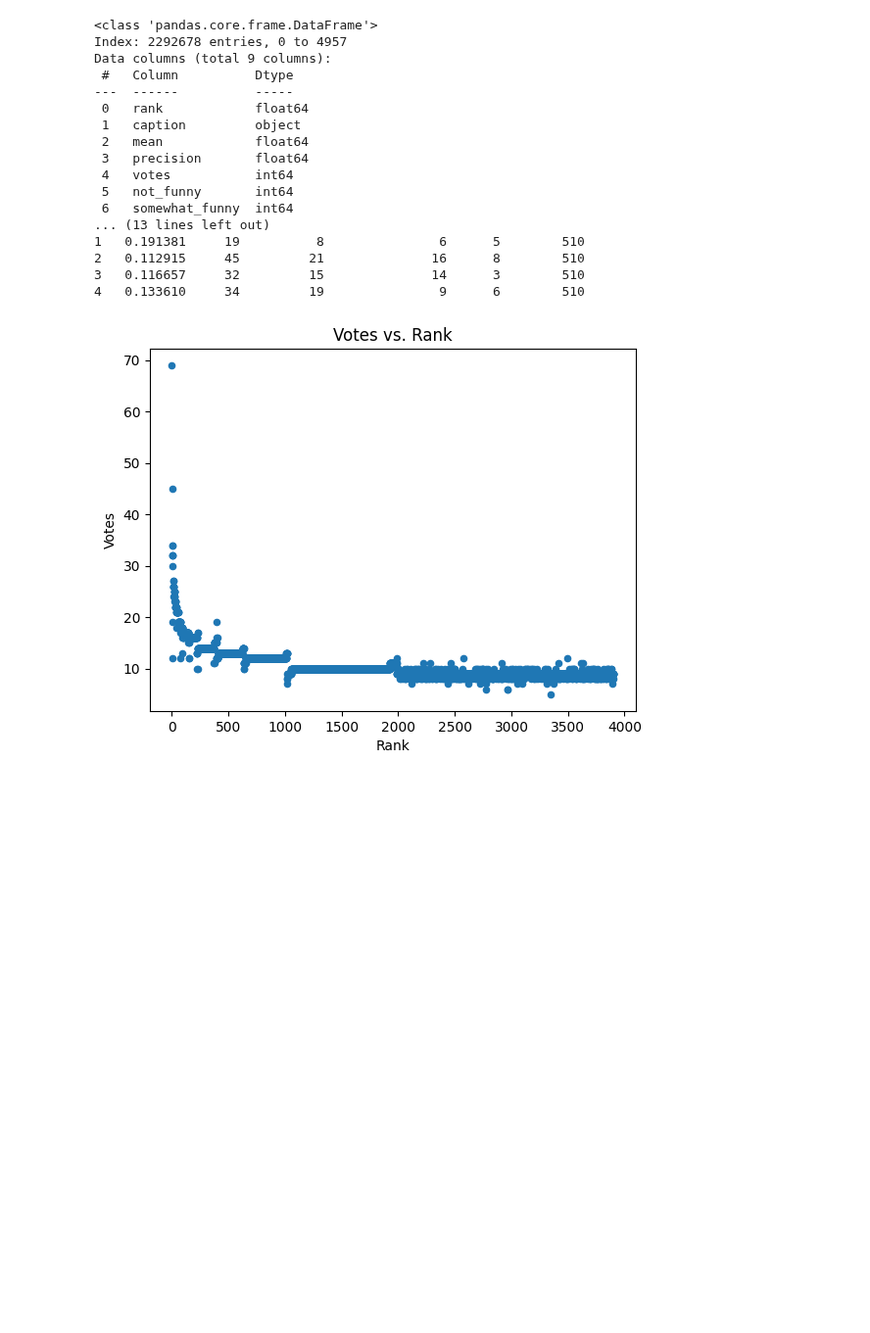
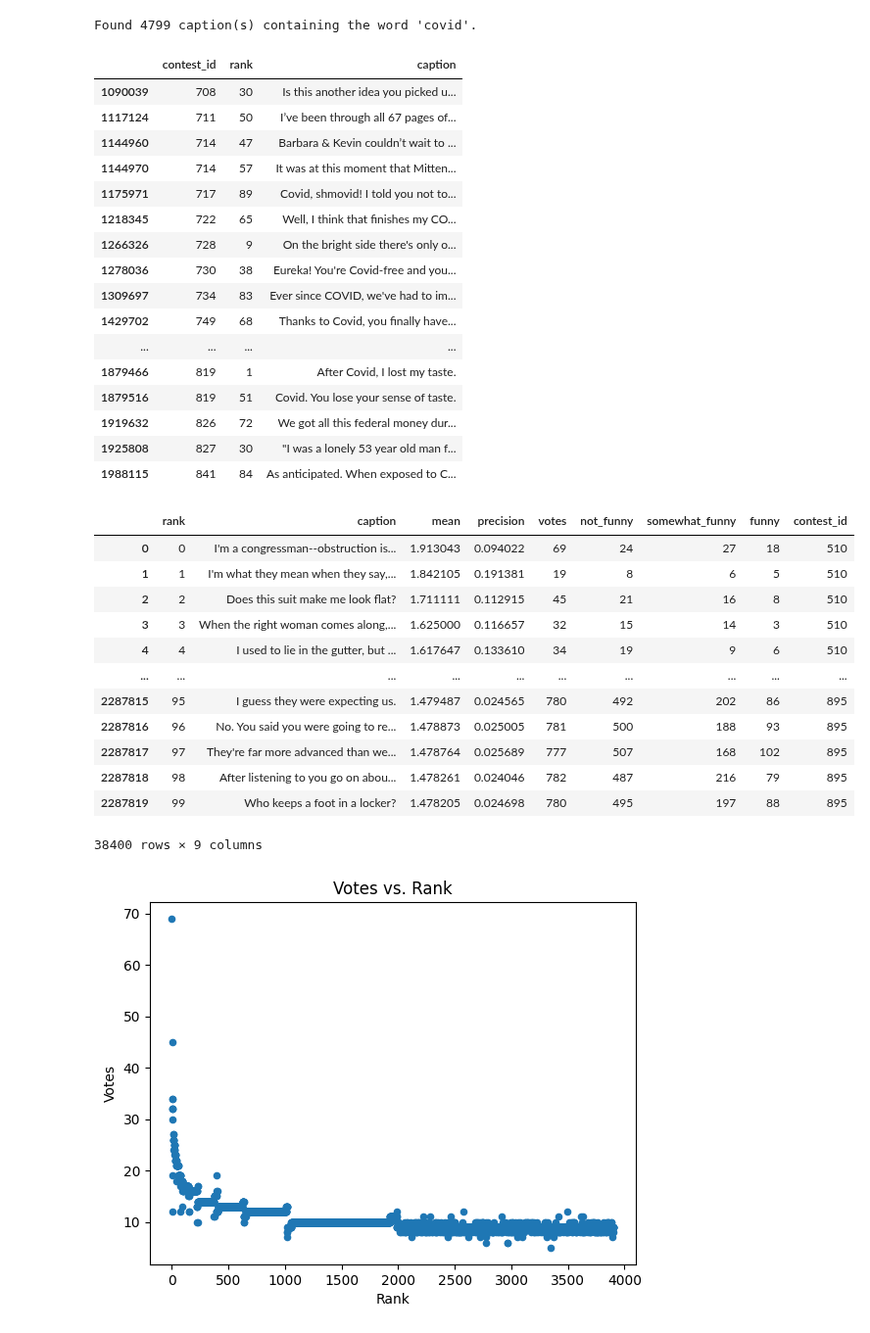
Before and after one commit to epfl-ada/ada-2025-project-data_dinosaur, a Jupyter notebook: load_csv.ipynb, the cells around one changed output. Shown at 98% size. Drawn from its saved outputs; the diff is of its cells as text; code cells hidden in the pictures; blank space fills up the shorter version.

```diff
--- a/load_csv.ipynb
+++ b/load_csv.ipynb
@@ -5,6 +5,8 @@ import os, sys
 import matplotlib.pyplot as plt
 # %%
 #rank,caption,mean,precision,votes,not_funny,somewhat_funny,funny
+
+
 
 path = "./data/newyorker_caption_contest/data/"
 dirs = os.listdir(path)
@@ -13,33 +15,61 @@ files = [os.path.join(path,i) for i in os.listdir(path) if os.path.isfile(os.pat
 
 df = pd.DataFrame()
 
+data_frames = []
 for file in files:
 
     data = pd.read_csv(file, sep=',')
-    data['contest_id'] = os.path.split(file)[-1]
-    df = pd.concat([df, data])
+    file_number_csv =  os.path.split(file)[-1]
+    file_number = int(file_number_csv.replace('.csv', ''))
+    data['contest_id'] = file_number #add a column with the contest id
+    # starting from 660 the rank is nolonger shown, but comparing it with https://nextml.github.io/caption-contest-data/dashboards/883.html
+    # we can assume that the order is the rank
+    if file_number >= 660:
+        data.insert(0, 'rank', np.arange(0, len(data)))
+    data_frames.append(data)
 
-df['contest_id'] = df['contest_id'].str.replace('.csv', '')  # Remove '.csv' from values
-df.info()
-print(df.head())
+df = pd.concat(data_frames, ignore_index=True)
-# %% [output]
-<class 'pandas.core.frame.DataFrame'>
-Index: 2292678 entries, 0 to 4957
-Data columns (total 9 columns):
- #   Column          Dtype
----  ------          -----
- 0   rank            float64
- 1   caption         object
- 2   mean            float64
- 3   precision       float64
- 4   votes           int64
- 5   not_funny       int64
- 6   somewhat_funny  int64
-... (13 lines left out)
-1   0.191381     19          8               6      5        510
-2   0.112915     45         21              16      8        510
-3   0.116657     32         15              14      3        510
-4   0.133610     34         19               9      6        510
+# %%
+# check for whole-word "covid" (case-insensitive) in the caption column
+mask = df['caption'].str.contains(r'\bcovid\b', case=False, na=False)
+count = mask.sum()
+print(f"Found {count} caption(s) containing the word 'covid'.")
+
+# show a few matching rows (if any) where rank < 100
+if count:
+    display(df.loc[mask & (df['rank'] < 100), ['contest_id', 'rank', 'caption']].head(20))
+# %% [output]
+Found 4799 caption(s) containing the word 'covid'.
+|  | contest_id | rank | caption |
+| 1090039 | 708 | 30 | Is this another idea you picked u... |
+| 1117124 | 711 | 50 | I’ve been through all 67 pages of... |
+| 1144960 | 714 | 47 | Barbara & Kevin couldn’t wait to ... |
+| 1144970 | 714 | 57 | It was at this moment that Mitten... |
+| 1175971 | 717 | 89 | Covid, shmovid! I told you not to... |
+| 1218345 | 722 | 65 | Well, I think that finishes my CO... |
+| 1266326 | 728 | 9 | On the bright side there's only o... |
+| 1278036 | 730 | 38 | Eureka! You're Covid-free and you... |
+| 1309697 | 734 | 83 | Ever since COVID, we've had to im... |
+| 1429702 | 749 | 68 | Thanks to Covid, you finally have... |
+| ... | ... | ... | ... |
+| 1879466 | 819 | 1 | After Covid, I lost my taste. |
+| 1879516 | 819 | 51 | Covid. You lose your sense of taste. |
+| 1919632 | 826 | 72 | We got all this federal money dur... |
+| 1925808 | 827 | 30 | "I was a lonely 53 year old man f... |
+| 1988115 | 841 | 84 | As anticipated. When exposed to C... |
+|  | rank | caption | mean | precision | votes | not_funny | somewhat_funny | funny | contest_id |
+| 0 | 0 | I'm a congressman--obstruction is... | 1.913043 | 0.094022 | 69 | 24 | 27 | 18 | 510 |
+| 1 | 1 | I'm what they mean when they say,... | 1.842105 | 0.191381 | 19 | 8 | 6 | 5 | 510 |
+| 2 | 2 | Does this suit make me look flat? | 1.711111 | 0.112915 | 45 | 21 | 16 | 8 | 510 |
+| 3 | 3 | When the right woman comes along,... | 1.625000 | 0.116657 | 32 | 15 | 14 | 3 | 510 |
+| 4 | 4 | I used to lie in the gutter, but ... | 1.617647 | 0.133610 | 34 | 19 | 9 | 6 | 510 |
+| ... | ... | ... | ... | ... | ... | ... | ... | ... | ... |
+| 2287815 | 95 | I guess they were expecting us. | 1.479487 | 0.024565 | 780 | 492 | 202 | 86 | 895 |
+| 2287816 | 96 | No. You said you were going to re... | 1.478873 | 0.025005 | 781 | 500 | 188 | 93 | 895 |
+| 2287817 | 97 | They're far more advanced than we... | 1.478764 | 0.025689 | 777 | 507 | 168 | 102 | 895 |
+| 2287818 | 98 | After listening to you go on abou... | 1.478261 | 0.024046 | 782 | 487 | 216 | 79 | 895 |
+| 2287819 | 99 | Who keeps a foot in a locker? | 1.478205 | 0.024698 | 780 | 495 | 197 | 88 | 895 |
+38400 rows × 9 columns
 # %%
 ###OLD--->not used anymore
 # Assuming 'df' is your DataFrame
```
Also changed, not shown: parts of 5 cells of this notebook.
